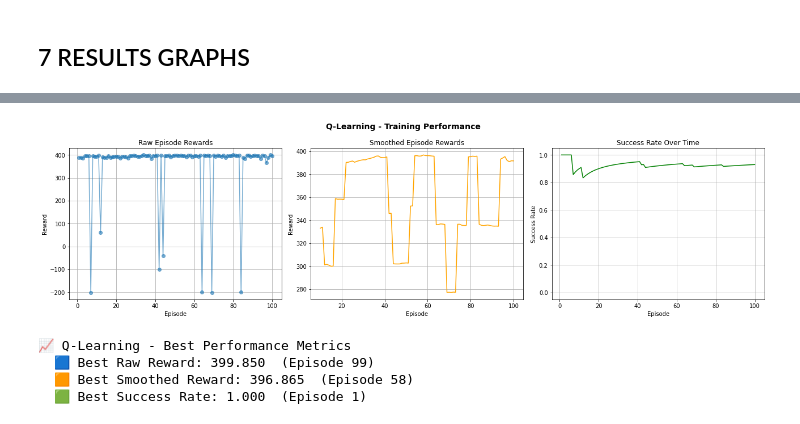
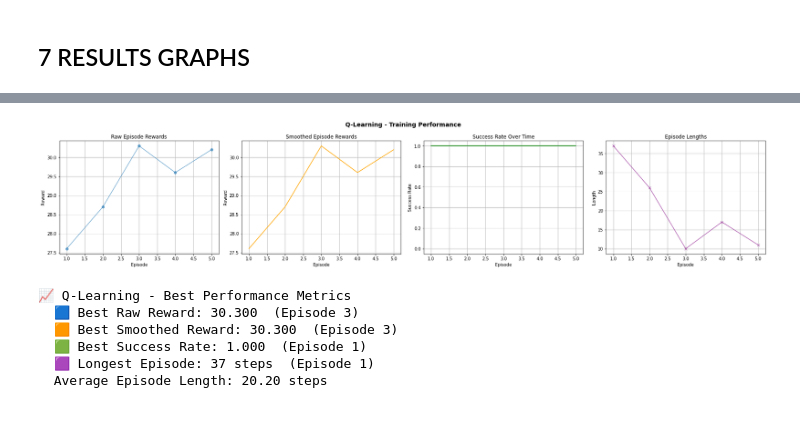
Before and after one commit to frnchskolymps/RL_PROJECT, a Jupyter notebook: LOCK_KEY/lockNkeyTest.ipynb, the cells around one changed output, grey strips where cells are left out. Drawn from its saved outputs; the diff is of its cells as text; code cells hidden in the pictures.

Commit message:
added episode length graph

```diff
--- a/LOCK_KEY/lockNkeyTest.ipynb
+++ b/LOCK_KEY/lockNkeyTest.ipynb
@@ -495,9 +495,9 @@ class LockKeyEnv(gym.Env):
 
         # Reward config
         self.STEP_PENALTY = -0.1
-        self.KEY_REWARD = 100.0
-        self.DOOR_REWARD = 300.0
-        self.CAUGHT_PENALTY = -200.0
+        self.KEY_REWARD = 10.0
+        self.DOOR_REWARD = 20.0
+        self.CAUGHT_PENALTY = -15.0
         self.SURVIVAL_BONUS = 0.00
         self.DIST_SCALE = 0.05
         self.APPROACH_SCALE = 0.1
@@ -865,7 +865,7 @@ def train_and_visualize(algo_name, params, save_path="lockkey_policy.pkl"):
                                  beta=float(params.get('beta', 0.01)),    # actor lr
                                  gamma=gamma)
 
-    episode_rewards, successes = [], []
+    episode_rewards, successes, episode_lengths = [], [], []
 
     pygame_safe_init()
     font = pygame.font.SysFont('arial', 18)
@@ -931,6 +931,8 @@ def train_and_visualize(algo_name, params, save_path="lockkey_policy.pkl"):
 
             episode_rewards.append(total_r)
             successes.append(1 if done and total_r > 0 else 0)
+            episode_lengths.append(steps)
+
             # Detect episode outcome
             if env.phase == 5 and env.enemy_active and np.array_equal(env.agent_pos, env.enemy_pos):
                 outcome = "❌ Caught by Enemy"
@@ -970,15 +972,15 @@ def train_and_visualize(algo_name, params, save_path="lockkey_policy.pkl"):
     except Exception as e:
         print(f"⚠️ Warning: Could not save policy due to {e}")
 
-    return episode_rewards, successes
+    return episode_rewards, successes, episode_lengths
 # %% [markdown]
 ## 6 RUN WHOLE FLOW
 # %%
 # CELL 6: Run the menu and training
 # Run this cell to open the Pygame menu, choose phase & algorithm & params, then train.
 
-algo, params = menu_and_params()
-print("Chosen algorithm:", algo)
+algo_name, params = menu_and_params()
+print("Chosen algorithm:", algo_name)
 print("Parameters:", params)
 
 # Visuals mapping placeholder (not currently used in the env code,
@@ -993,7 +995,7 @@ visuals = {
 }
 
 # Train (this opens the environment window)
-rewards, successes = train_and_visualize(algo, params, save_path='lockkey_policy.pkl')
+rewards, successes, episode_lengths = train_and_visualize(algo_name, params, save_path='lockkey_policy.pkl')
 print("Training complete. Saved policy.")
 # %% [output]
 Chosen algorithm: Q-Learning
@@ -1022,15 +1027,15 @@ import numpy as np
 import pandas as pd
 from IPython.display import display, HTML
 
-# === 1) Plot Learning Curves (raw + smoothed rewards + success rate) ===
-def plot_learning_curves(rewards, successes, algo_name, smooth_window=10):
+# === 1) Plot Learning Curves (raw + smoothed rewards + success rate + episode lengths) ===
+def plot_learning_curves(rewards, successes, episode_lengths, algo_name, smooth_window=10):
     episodes = np.arange(1, len(rewards) + 1)
 
-    plt.figure(figsize=(18, 5))
+    plt.figure(figsize=(24, 5))
     plt.suptitle(f"{algo_name} - Training Performance", fontsize=14, fontweight='bold')
 
     # 1️⃣ Raw Reward Curve
-    plt.subplot(1, 3, 1)
+    plt.subplot(1, 4, 1)
     plt.plot(episodes, rewards, marker='o', alpha=0.6, label='Raw Reward')
     plt.xlabel("Episode")
     plt.ylabel("Reward")
@@ -1038,7 +1043,7 @@ def plot_learning_curves(rewards, successes, algo_name, smooth_window=10):
     plt.grid(True)
 
     # 2️⃣ Smoothed Reward Curve
-    plt.subplot(1, 3, 2)
+    plt.subplot(1, 4, 2)
     if len(rewards) >= smooth_window:
         smooth_rewards = np.convolve(rewards, np.ones(smooth_window)/smooth_window, mode='valid')
         x = np.arange(smooth_window, len(rewards)+1)
@@ -1051,7 +1056,7 @@ def plot_learning_curves(rewards, successes, algo_name, smooth_window=10):
     plt.grid(True)
 
     # 3️⃣ Success Rate Curve
-    plt.subplot(1, 3, 3)
+    plt.subplot(1, 4, 3)
     if len(successes) > 0:
         success_rate = np.cumsum(successes) / np.arange(1, len(successes)+1)
         plt.plot(np.arange(1, len(successes)+1), success_rate, color='green', label='Success Rate')
@@ -1063,6 +1068,14 @@ def plot_learning_curves(rewards, successes, algo_name, smooth_window=10):
     plt.ylim(-0.05, 1.05)
     plt.grid(True)
 
+    # 4️⃣ Episode Length Curve
+    plt.subplot(1, 4, 4)
+    plt.plot(episodes, episode_lengths, color='purple', marker='x', alpha=0.6, label='Episode Length')
+    plt.xlabel("Episode")
+    plt.ylabel("Length")
+    plt.title("Episode Lengths")
+    plt.grid(True)
+
     plt.tight_layout()
     plt.show()
 
@@ -1070,7 +1083,7 @@ def plot_learning_curves(rewards, successes, algo_name, smooth_window=10):
 def summarize_results(all_results):
     """
     all_results = {
-        'Q-Learning': {'rewards': [...], 'successes': [...]},
+        'Q-Learning': {'rewards': [...], 'successes': [...], 'lengths': [...]},
         'Monte Carlo': {...},
         'Actor-Critic': {...}
     }
@@ -1079,20 +1092,23 @@ def summarize_results(all_results):
     for algo, res in all_results.items():
         rewards = np.array(res['rewards'])
         successes = np.array(res['successes'])
+        lengths = np.array(res.get('lengths', []))
         avg_reward = np.mean(rewards) if rewards.size else float('nan')
         max_reward = np.max(rewards) if rewards.size else float('nan')
         success_rate = np.mean(successes) if successes.size else float('nan')
-        data.append([algo, avg_reward, max_reward, success_rate])
+        avg_length = np.mean(lengths) if lengths.size else float('nan')
+        max_length = np.max(lengths) if lengths.size else float('nan')
+        data.append([algo, avg_reward, max_reward, success_rate, avg_length, max_length])
 
-    df = pd.DataFrame(data, columns=['Algorithm', 'Avg Reward', 'Max Reward', 'Success Rate'])
+    df = pd.DataFrame(data, columns=['Algorithm', 'Avg Reward', 'Max Reward', 'Success Rate', 'Avg Episode Length', 'Max Episode Length'])
     display(HTML("<h3>📊 Algorithm Performance Summary</h3>"))
     display(df.round(3))
 
 # === 3) Example usage ===
-plot_learning_curves(rewards, successes, algo_name=algo)
+# plot_learning_curves(rewards, successes, episode_lengths, algo_name=algo)  # include episode_lengths
 
 # === 4️⃣ Extract Best Metrics ===
-def analyze_best_metrics(rewards, successes, algo_name, smooth_window=10):
+def analyze_best_metrics(rewards, successes, episode_lengths, algo_name, smooth_window=10):
     # Raw rewards
     best_raw = np.max(rewards)
     best_raw_ep = np.argmax(rewards) + 1
@@ -1111,11 +1127,19 @@ def analyze_best_metrics(rewards, successes, algo_name, smooth_window=10):
     best_success = np.max(success_rate)
     best_success_ep = np.argmax(success_rate) + 1
 
+    # Episode length
+    best_length = np.max(episode_lengths)
+    best_length_ep = np.argmax(episode_lengths) + 1
+    avg_length = np.mean(episode_lengths)
+
     print(f"\n📈 {algo_name} - Best Performance Metrics")
     print(f"  🟦 Best Raw Reward: {best_raw:.3f}  (Episode {best_raw_ep})")
     print(f"  🟧 Best Smoothed Reward: {best_smooth:.3f}  (Episode {best_smooth_ep})")
     print(f"  🟩 Best Success Rate: {best_success:.3f}  (Episode {best_success_ep})")
+    print(f"  🟪 Longest Episode: {best_length} steps  (Episode {best_length_ep})")
+    print(f"  Average Episode Length: {avg_length:.2f} steps")
 
-# Example usage after plotting:
-analyze_best_metrics(rewards, successes, algo_name=algo)
+rewards, successes, episode_lengths = train_and_visualize(algo_name, params)
+plot_learning_curves(rewards, successes, episode_lengths, algo_name)
+analyze_best_metrics(rewards, successes, episode_lengths, algo_name)
 # %% [output]
@@ -1122,5 +1163,7 @@ analyze_best_metrics(rewards, successes, algo_name=algo)
-[figure, old version]
+[figure, new version]
-📈 Q-Learning - Best Performance Metrics
-  🟦 Best Raw Reward: 399.850  (Episode 99)
-  🟧 Best Smoothed Reward: 396.865  (Episode 58)
-  🟩 Best Success Rate: 1.000  (Episode 1)
+📈 Q-Learning - Best Performance Metrics
+  🟦 Best Raw Reward: 30.300  (Episode 3)
+  🟧 Best Smoothed Reward: 30.300  (Episode 3)
+  🟩 Best Success Rate: 1.000  (Episode 1)
+  🟪 Longest Episode: 37 steps  (Episode 1)
+  Average Episode Length: 20.20 steps
```
Also changed, not shown: parts of 2 cells of this notebook, 1 other file.
